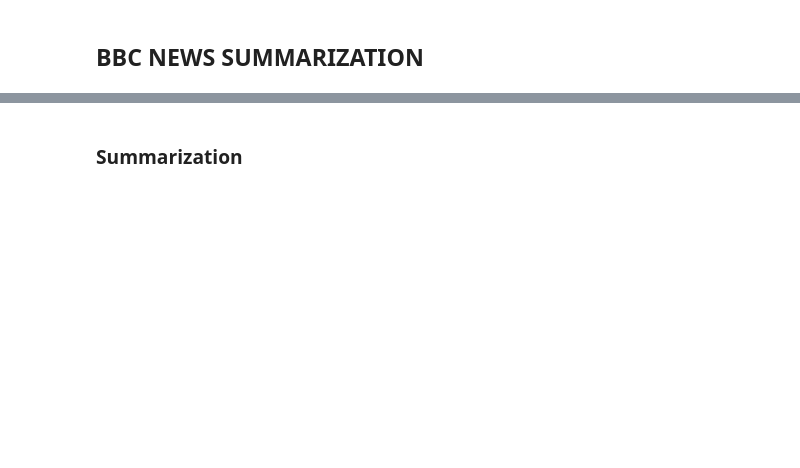
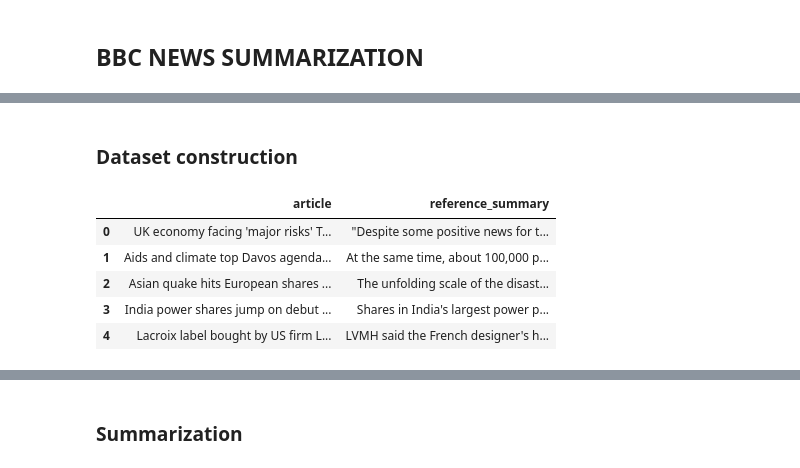
Before and after one commit to Tostox/mltools, a Jupyter notebook: mltools_textMining.ipynb, the cells around one changed output, grey strips where cells are left out. Cells and saved outputs as stored; diff of their text form; code cells hidden in the pictures; blank space fills up the shorter version.

```diff
--- a/mltools_textMining.ipynb
+++ b/mltools_textMining.ipynb
@@ -226 +236,3 @@ Come prima cosa, importiamo le librerie necessarie e creiamo il dataset per l'an
+# %% [markdown]
+### Dataset construction
 # %%
@@ -254,6 +262,13 @@ def create_df(path, column_name):
 dataset_news = create_df(path_news, 'article')
 dataset_summaries = create_df(path_summary, 'reference_summary')
 # %%
-dataset_finale = pd.concat([dataset_news, dataset_summaries], axis = 1)
-dataset_finale.head()
+dataset = pd.concat([dataset_news, dataset_summaries], axis = 1)
+dataset.head()
+# %% [output]
+|  | article | reference_summary |
+| 0 | UK economy facing 'major risks' T... | "Despite some positive news for t... |
+| 1 | Aids and climate top Davos agenda... | At the same time, about 100,000 p... |
+| 2 | Asian quake hits European shares ... | The unfolding scale of the disast... |
+| 3 | India power shares jump on debut ... | Shares in India's largest power p... |
+| 4 | Lacroix label bought by US firm L... | LVMH said the French designer's h... |
 # %%
```
Also changed, not shown: parts of 96 cells of this notebook, 4 other files.
